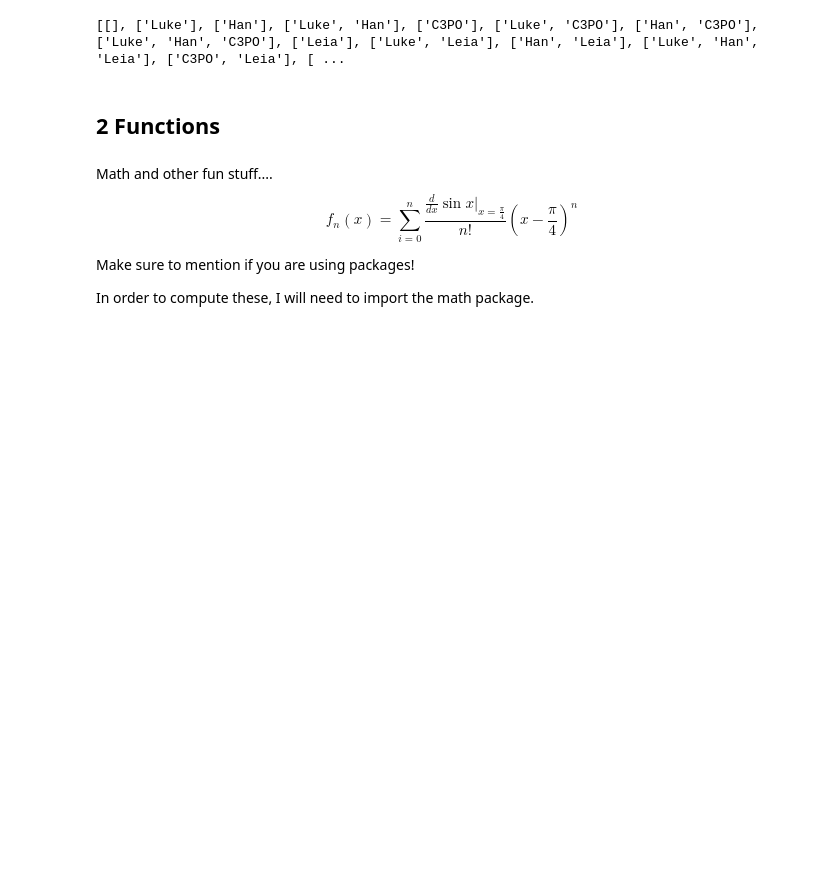
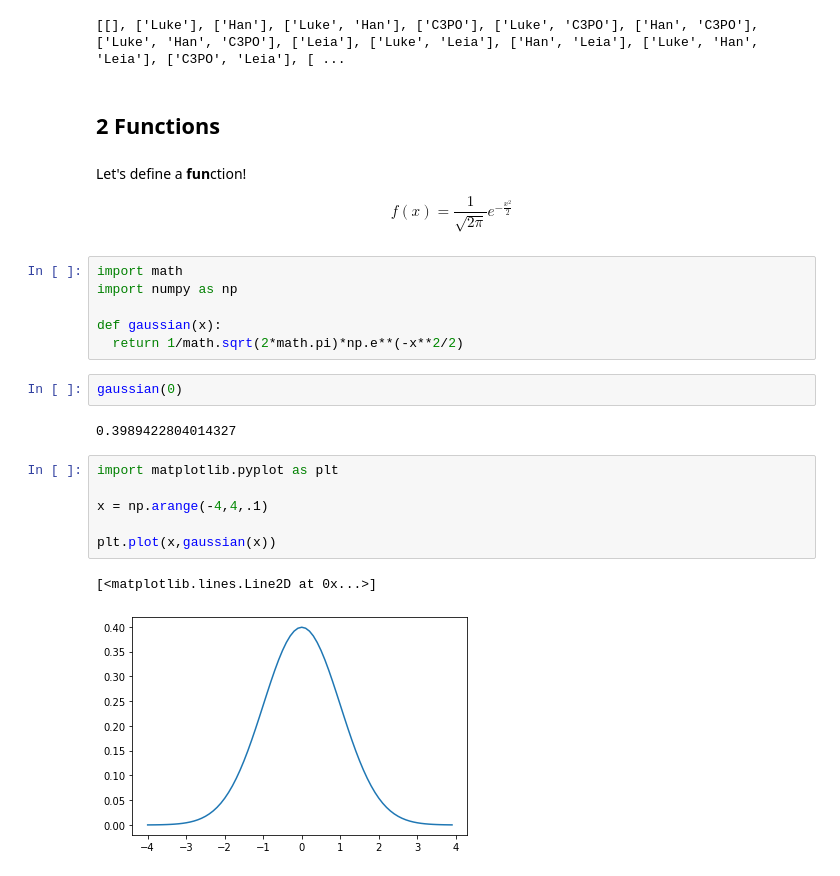
Before and after one commit to nurfnick/Discrete_Math, a Jupyter notebook: ProjectPart1.ipynb, the cells around one changed output. Saved outputs shown, nothing was run; the diff lists cells and outputs as text; blank space fills up the shorter version.

```diff
--- a/ProjectPart1.ipynb
+++ b/ProjectPart1.ipynb
@@ -158,12 +158,28 @@ print(list(powerset(A)))
 [[], ['Luke'], ['Han'], ['Luke', 'Han'], ['C3PO'], ['Luke', 'C3PO'], ['Han', 'C3PO'], ['Luke', 'Han', 'C3PO'], ['Leia'], ['Luke', 'Leia'], ['Han', 'Leia'], ['Luke', 'Han', 'Leia'], ['C3PO', 'Leia'], [ ...
 # %% [markdown]
 ## 2 Functions
-# %% [markdown]
-Math and other fun stuff....
-$$
-f_n(x) = \sum_{i= 0}^n\frac{\frac{d}{dx}\sin x|_{x = \frac \pi 4}}{n!} \left(x-\frac\pi4\right)^n
-$$
-
-Make sure to mention if you are using packages!
-
-In order to compute these, I will need to import the math package.
+# %% [markdown]
+Let's define a **fun**ction!
+
+$$
+f(x) = \frac{1}{\sqrt{2\pi}} e^{-\frac{x^2}2}
+$$
+# %%
+import math
+import numpy as np
+
+def gaussian(x):
+  return 1/math.sqrt(2*math.pi)*np.e**(-x**2/2)
+# %%
+gaussian(0)
+# %% [output]
+0.3989422804014327
+# %%
+import matplotlib.pyplot as plt
+
+x = np.arange(-4,4,.1)
+
+plt.plot(x,gaussian(x))
+# %% [output]
+[<matplotlib.lines.Line2D at 0x...>]
+[figure, added]
```
Also changed, not shown: parts of 16 cells of this notebook.
